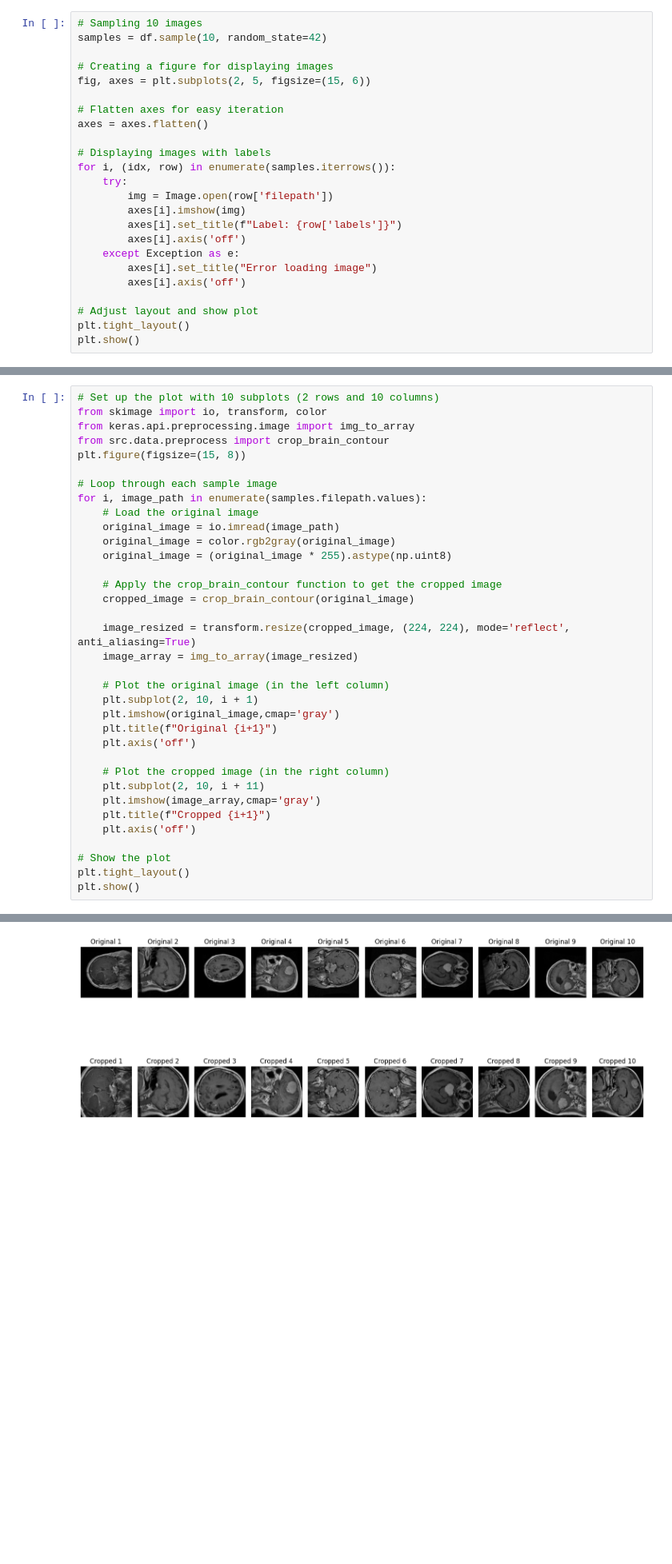
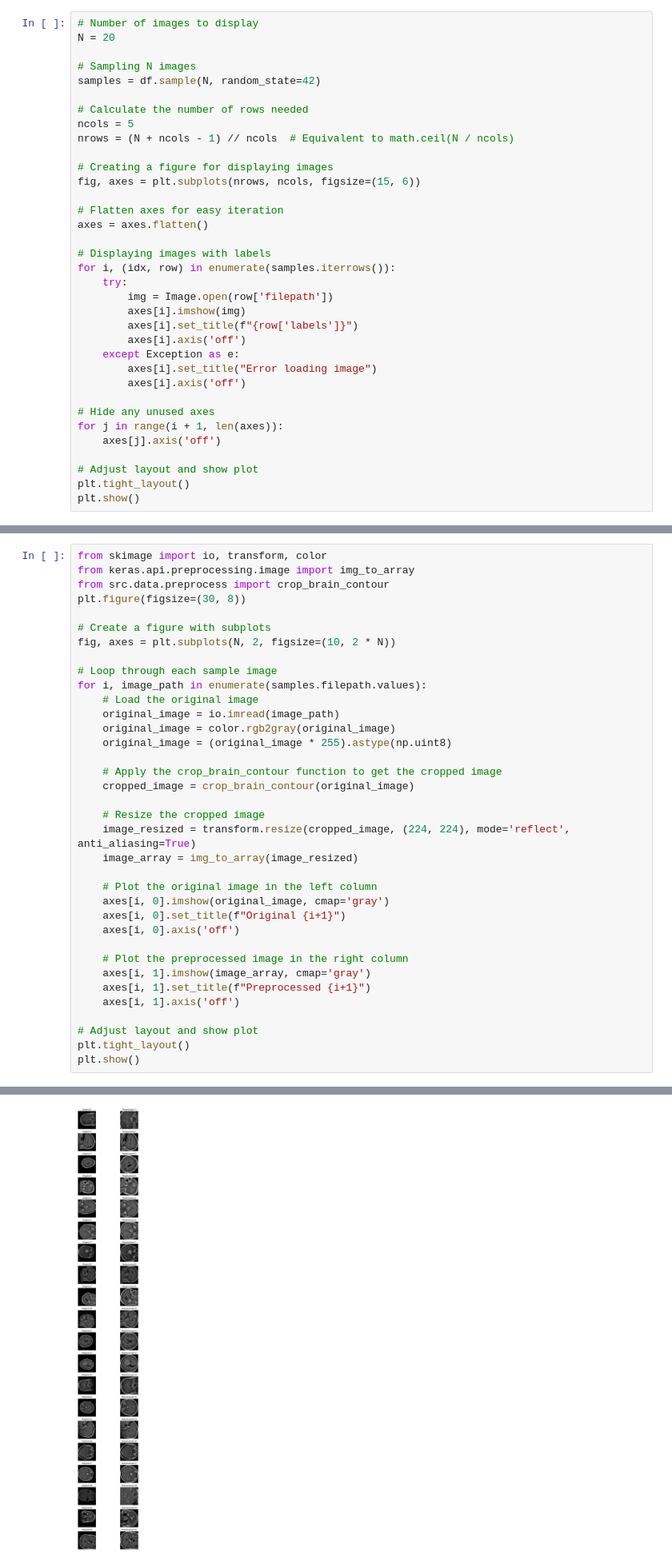
Before and after one commit to ThanhPhan14062003/ML_BarePass, a Jupyter notebook: notebooks/assignment1/exploration.ipynb, the cells around one changed output, grey strips where cells are left out. Shown at 80% size. Cells and saved outputs as stored; diff of their text form; blank space fills up the shorter version.

```diff
--- a/notebooks/assignment1/exploration.ipynb
+++ b/notebooks/assignment1/exploration.ipynb
@@ -110,11 +154,18 @@ The dataset is balanced
 # %% [markdown]
 ### Plot some images
 # %%
-# Sampling 10 images
-samples = df.sample(10, random_state=42)
+# Number of images to display
+N = 20
+
+# Sampling N images
+samples = df.sample(N, random_state=42)
+
+# Calculate the number of rows needed
+ncols = 5
+nrows = (N + ncols - 1) // ncols  # Equivalent to math.ceil(N / ncols)
 
 # Creating a figure for displaying images
-fig, axes = plt.subplots(2, 5, figsize=(15, 6))
+fig, axes = plt.subplots(nrows, ncols, figsize=(15, 6))
 
 # Flatten axes for easy iteration
 axes = axes.flatten()
@@ -124,12 +175,16 @@ for i, (idx, row) in enumerate(samples.iterrows()):
     try:
         img = Image.open(row['filepath'])
         axes[i].imshow(img)
-        axes[i].set_title(f"Label: {row['labels']}")
+        axes[i].set_title(f"{row['labels']}")
         axes[i].axis('off')
     except Exception as e:
         axes[i].set_title("Error loading image")
         axes[i].axis('off')
 
+# Hide any unused axes
+for j in range(i + 1, len(axes)):
+    axes[j].axis('off')
+
 # Adjust layout and show plot
 plt.tight_layout()
 plt.show()
@@ -138,11 +193,13 @@ plt.show()
 # %% [markdown]
 ### Preprocessing: Cropping + Resizing
 # %%
-# Set up the plot with 10 subplots (2 rows and 10 columns)
 from skimage import io, transform, color
 from keras.api.preprocessing.image import img_to_array
 from src.data.preprocess import crop_brain_contour
-plt.figure(figsize=(15, 8))
+plt.figure(figsize=(30, 8))
+
+# Create a figure with subplots
+fig, axes = plt.subplots(N, 2, figsize=(10, 2 * N))
 
 # Loop through each sample image
 for i, image_path in enumerate(samples.filepath.values):
@@ -154,22 +211,21 @@ for i, image_path in enumerate(samples.filepath.values):
     # Apply the crop_brain_contour function to get the cropped image
     cropped_image = crop_brain_contour(original_image)
 
+    # Resize the cropped image
     image_resized = transform.resize(cropped_image, (224, 224), mode='reflect', anti_aliasing=True)
     image_array = img_to_array(image_resized)
 
-    # Plot the original image (in the left column)
-    plt.subplot(2, 10, i + 1)
-    plt.imshow(original_image,cmap='gray')
-    plt.title(f"Original {i+1}")
-    plt.axis('off')
+    # Plot the original image in the left column
+    axes[i, 0].imshow(original_image, cmap='gray')
+    axes[i, 0].set_title(f"Original {i+1}")
+    axes[i, 0].axis('off')
 
-    # Plot the cropped image (in the right column)
-    plt.subplot(2, 10, i + 11)
-    plt.imshow(image_array,cmap='gray')
-    plt.title(f"Cropped {i+1}")
-    plt.axis('off')
+    # Plot the preprocessed image in the right column
+    axes[i, 1].imshow(image_array, cmap='gray')
+    axes[i, 1].set_title(f"Preprocessed {i+1}")
+    axes[i, 1].axis('off')
 
-# Show the plot
+# Adjust layout and show plot
 plt.tight_layout()
 plt.show()
 # %% [output]
@@ -176,4 +233,4 @@ plt.show()
-[figure, old version]
+[figure, new version]
 # %% [markdown]
 ### Load dataset
 # %%
```
Also changed, not shown: parts of 30 cells of this notebook, 2 other files.
